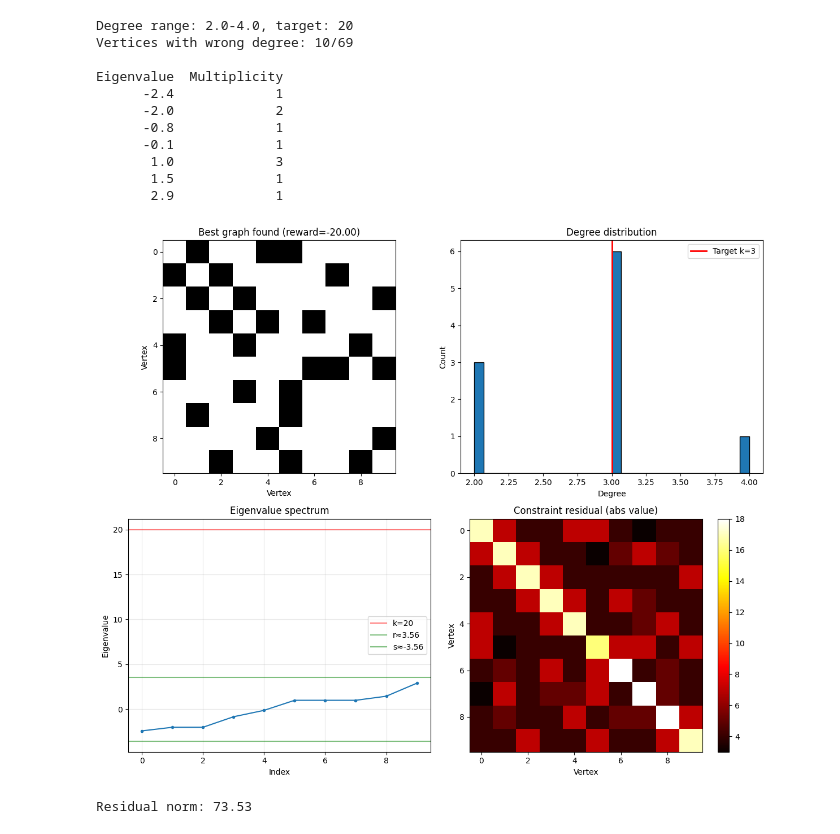
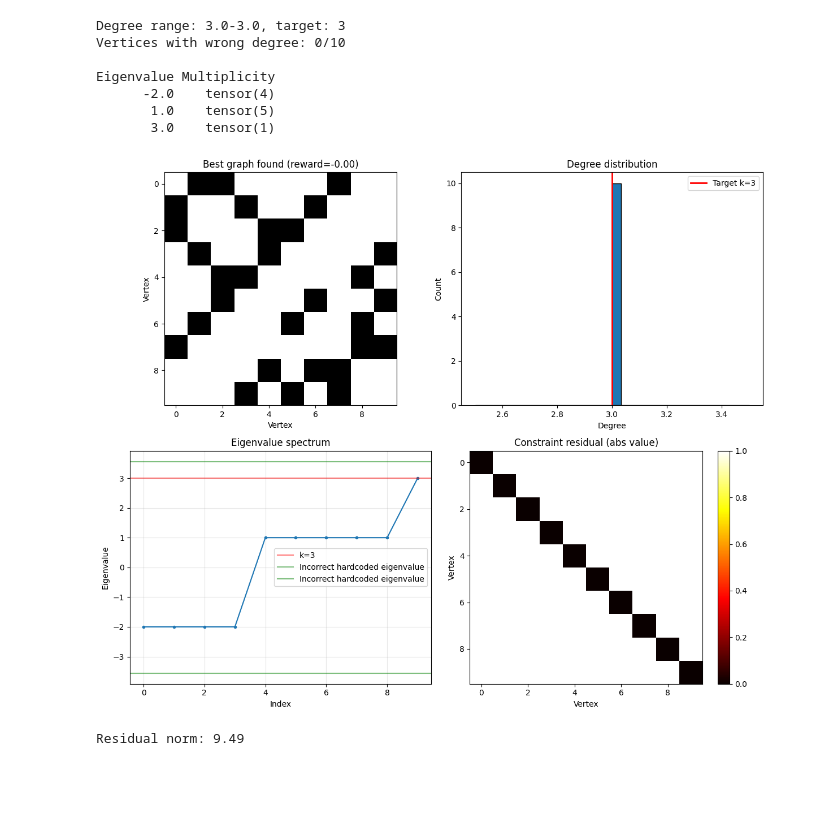
Before and after one commit to jamesnelmore/combo-dl, a Jupyter notebook: notebooks/srg_diagnostic.ipynb, the cells around one changed output. Drawn from its saved outputs; the diff is of its cells as text; code cells hidden in the pictures; blank space fills up the shorter version.

```diff
--- a/notebooks/srg_diagnostic.ipynb
+++ b/notebooks/srg_diagnostic.ipynb
@@ -20,0 +14,9 @@ sys.path.insert(0, str(Path.cwd().parent / "src"))
+# %%
+checkpoint_dir = Path("../checkpoints/dce_20251006_2225")
+checkpoint_files = list(checkpoint_dir.glob("checkpoint_*.pt"))
+iterations = [int(file.stem.split("_")[1]) for file in checkpoint_files]
+latest_iteration = max(iterations)
+best_construction_path = checkpoint_dir / f"best_iter{latest_iteration}.pt"
+print(f"Loading checkpoint: {best_construction_path}")
+
+sys.path.insert(0, str(Path.cwd().parent / "src"))
@@ -21,12 +25,15 @@ sys.path.insert(0, str(Path.cwd().parent / "src"))
 # %%
-checkpoint = torch.load(checkpoint_path)
+checkpoint = torch.load(best_construction_path, map_location="cpu")
 edge_vector = checkpoint["best_construction"]
 
-checkpoint_n = checkpoint["config"]["n"]
-reward = checkpoint["best_reward"]
+n = checkpoint["config"]["n"]
+k = checkpoint["config"]["k"]
+lambda_param = checkpoint["config"]["lambda"]
+mu = checkpoint["config"]["mu"]
 
-if n != checkpoint_n:
-    print(f"❌ Checkpoint size ({checkpoint_n}) does not match problem definition ({n}).")
+problem = StronglyRegularGraphs(n, k, lambda_param, mu)
+
+reward = checkpoint["best_score"]
 
 if edge_vector.dim() == 1:
     edge_vector = edge_vector.unsqueeze(0)
@@ -34,8 +41,9 @@ if edge_vector.dim() == 1:
 best_adj = edge_vector_to_adjacency_matrix(edge_vector, n).squeeze(0)
 
 print(f"Graph size: {n} x {n}")
-print(f"Stored reward: {checkpoint['best_reward']:.6f} (Goal: 0.0)")
+print(f"Stored reward: {checkpoint['best_score']:.6f} (Goal: 0.0)")
 print(f"Iteration: {checkpoint['iteration']}")
+print(f"Problem parameters: n={n}, k={k}, lambda={lambda_param}, mu={mu}")
 print("\nAdjacency matrix:")
 print(best_adj.numpy().astype(int))
 # %% [output]
@@ -57,31 +66,26 @@ Adjacency matrix:
 # %%
 degrees = best_adj.sum(dim=1)
-print(f"Degree range: {degrees.min()}-{degrees.max()}, target: 20")
-print(f"Vertices with wrong degree: {(degrees != 20).sum().item()}/{69}")
+print(f"Degree range: {degrees.min()}-{degrees.max()}, target: {k}")
+print(f"Vertices with wrong degree: {(degrees != k).sum()}/{n}")
 print()
 
 eigenvalues = torch.linalg.eigvalsh(best_adj.float())
-# Prepare table of unique eigenvalues and their counts
 rounded_eigs = eigenvalues.round(decimals=1)
 unique_eigs, counts = torch.unique(rounded_eigs, return_counts=True)
 eig_table = pd.DataFrame({
-    "Eigenvalue": [f"{eig.item():.1f}" for eig in unique_eigs],
-    "Multiplicity": [count.item() for count in counts],
+    "Eigenvalue": [f"{eig:.1f}" for eig in unique_eigs],
+    "Multiplicity": list(counts),
 })
 
 print(eig_table.to_string(index=False))
 # %% [output]
-Degree range: 2.0-4.0, target: 20
-Vertices with wrong degree: 10/69
+Degree range: 3.0-3.0, target: 3
+Vertices with wrong degree: 0/10
 
-Eigenvalue  Multiplicity
-      -2.4             1
-      -2.0             2
-      -0.8             1
-      -0.1             1
-       1.0             3
-       1.5             1
-       2.9             1
+Eigenvalue Multiplicity
+      -2.0    tensor(4)
+       1.0    tensor(5)
+       3.0    tensor(1)
 # %%
 fig, axes = plt.subplots(2, 2, figsize=(12, 10))
 
@@ -97,41 +101,40 @@ axes[0, 1].set_title("Degree distribution")
 axes[0, 1].set_xlabel("Degree")
 axes[0, 1].set_ylabel("Count")
 axes[0, 1].legend()
 
 # Eigenvalue spectrum
 sorted_eigs = sorted(eigenvalues.numpy())
 axes[1, 0].plot(sorted_eigs, "o-", markersize=3)
-axes[1, 0].axhline(20, color="r", alpha=0.5, label="k=20")
-axes[1, 0].axhline(3.56, color="g", alpha=0.5, label="r≈3.56")
-axes[1, 0].axhline(-3.56, color="g", alpha=0.5, label="s≈-3.56")
+axes[1, 0].axhline(k, color="r", alpha=0.5, label=f"k={k}")
+axes[1, 0].axhline(3.56, color="g", alpha=0.5, label="Incorrect hardcoded eigenvalue")
+axes[1, 0].axhline(-3.56, color="g", alpha=0.5, label="Incorrect hardcoded eigenvalue")
 axes[1, 0].set_title("Eigenvalue spectrum")
 axes[1, 0].set_xlabel("Index")
 axes[1, 0].set_ylabel("Eigenvalue")
 axes[1, 0].legend()
 axes[1, 0].grid(True, alpha=0.3)
 
-# Compute and visualize residual matrix
+# Residual matrix
 A_float = best_adj.float().unsqueeze(0)
 A2 = A_float @ A_float
 I = torch.eye(n).unsqueeze(0)
 J = torch.ones(1, n, n)
-residual = A2 + (5 - 7) * A_float + (5 - 20) * I - 5 * J
+residual = A2 + (lambda_param - mu) * A_float + (lambda_param - k) * I - lambda_param * J
 residual = residual.squeeze()
 
 im = axes[1, 1].imshow(residual.abs().numpy(), cmap="hot")
 axes[1, 1].set_title("Constraint residual (abs value)")
 axes[1, 1].set_xlabel("Vertex")
 axes[1, 1].set_ylabel("Vertex")
 plt.colorbar(im, ax=axes[1, 1])
 
 plt.tight_layout()
-plt.savefig("srg_diagnostic.png", dpi=150, bbox_inches="tight")
 plt.show()
 
 print(f"\nResidual norm: {torch.norm(residual, p='fro'):.2f}")
 # %% [output]
-[figure, old version]
+[figure, new version]
-Residual norm: 73.53
+Residual norm: 9.49
 # %%
 fig, axes = plt.subplots(1, 2, figsize=(12, 4))
 num_random_graphs: int = 1000
```
Also changed, not shown: parts of 6 cells of this notebook, 3 other files.
